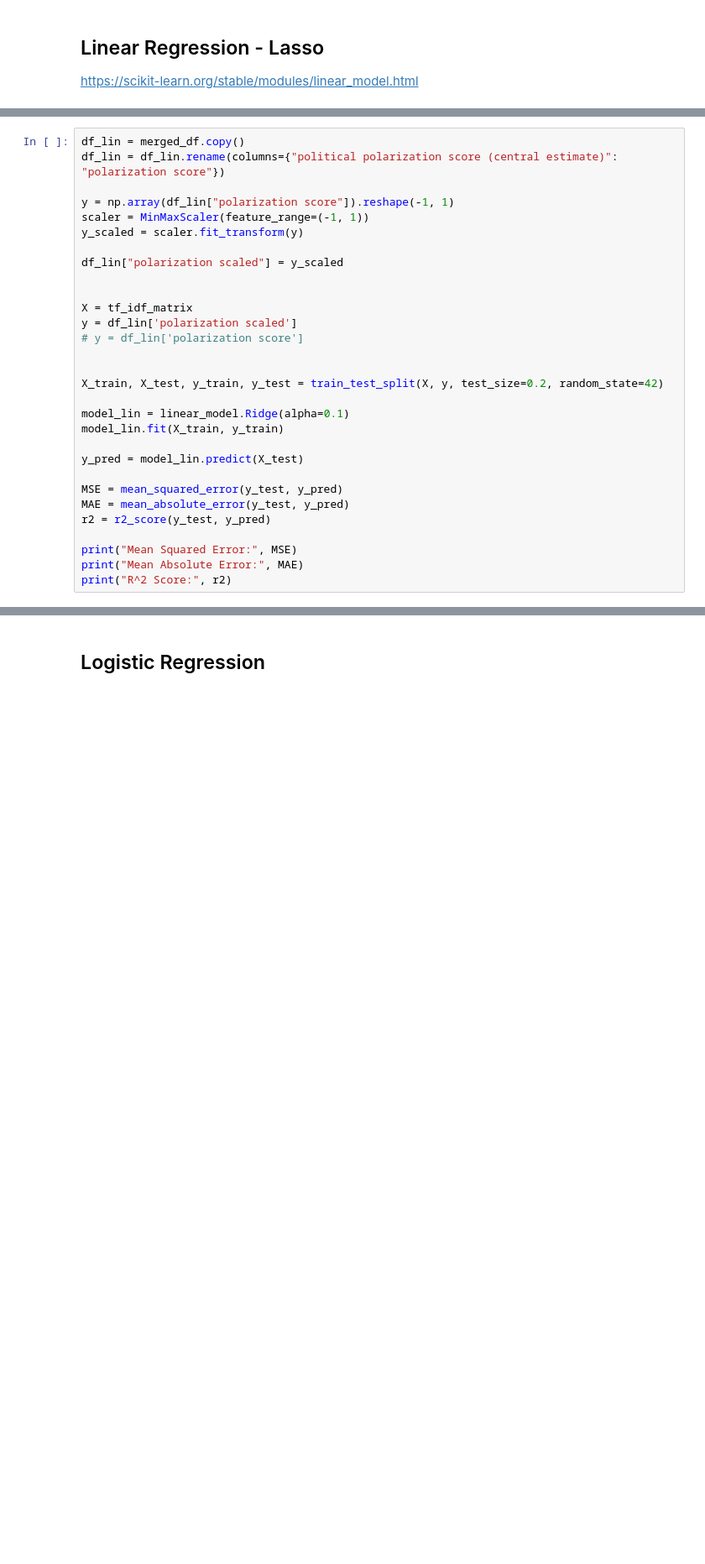
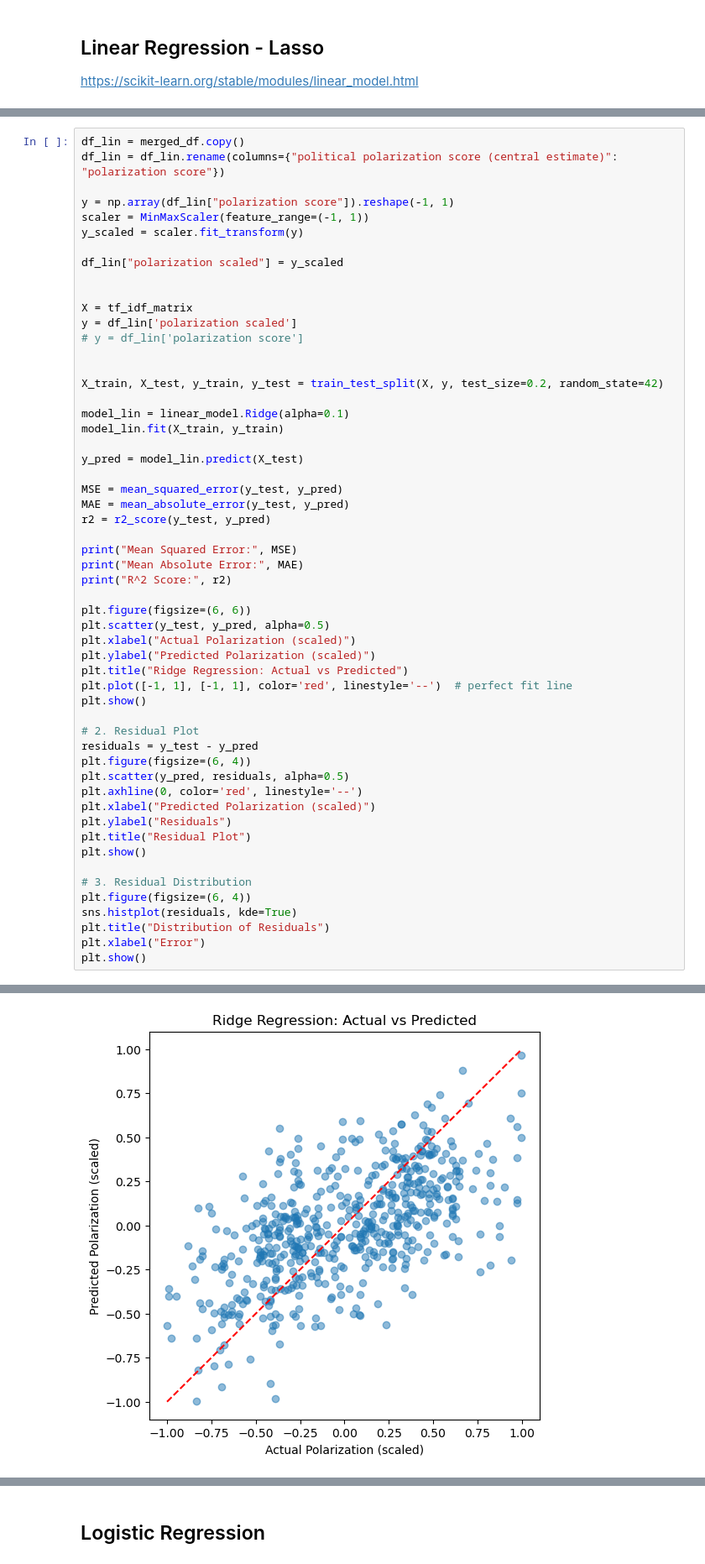
Before and after one commit to ileshyadav2002/FDS_ASSIGNMENT1, a Jupyter notebook: TD_IDF.ipynb, the cells around one changed output, grey strips where cells are left out. Shown at 84% size. Cells and saved outputs as stored; diff of their text form; blank space fills up the shorter version.

Commit message:
added graphs and the happiness report part

```diff
--- a/TD_IDF.ipynb
+++ b/TD_IDF.ipynb
@@ -369,4 +370,29 @@ r2 = r2_score(y_test, y_pred)
 print("Mean Squared Error:", MSE)
 print("Mean Absolute Error:", MAE)
 print("R^2 Score:", r2)
+
+plt.figure(figsize=(6, 6))
+plt.scatter(y_test, y_pred, alpha=0.5)
+plt.xlabel("Actual Polarization (scaled)")
+plt.ylabel("Predicted Polarization (scaled)")
+plt.title("Ridge Regression: Actual vs Predicted")
+plt.plot([-1, 1], [-1, 1], color='red', linestyle='--')  # perfect fit line
+plt.show()
+
+# 2. Residual Plot
+residuals = y_test - y_pred
+plt.figure(figsize=(6, 4))
+plt.scatter(y_pred, residuals, alpha=0.5)
+plt.axhline(0, color='red', linestyle='--')
+plt.xlabel("Predicted Polarization (scaled)")
+plt.ylabel("Residuals")
+plt.title("Residual Plot")
+plt.show()
+
+# 3. Residual Distribution
+plt.figure(figsize=(6, 4))
+sns.histplot(residuals, kde=True)
+plt.title("Distribution of Residuals")
+plt.xlabel("Error")
+plt.show()
 # %% [output]
@@ -375,0 +402 @@ R^2 Score: 0.5249242772266041
+[figure, added]
```
Also changed, not shown: parts of 15 cells of this notebook.
